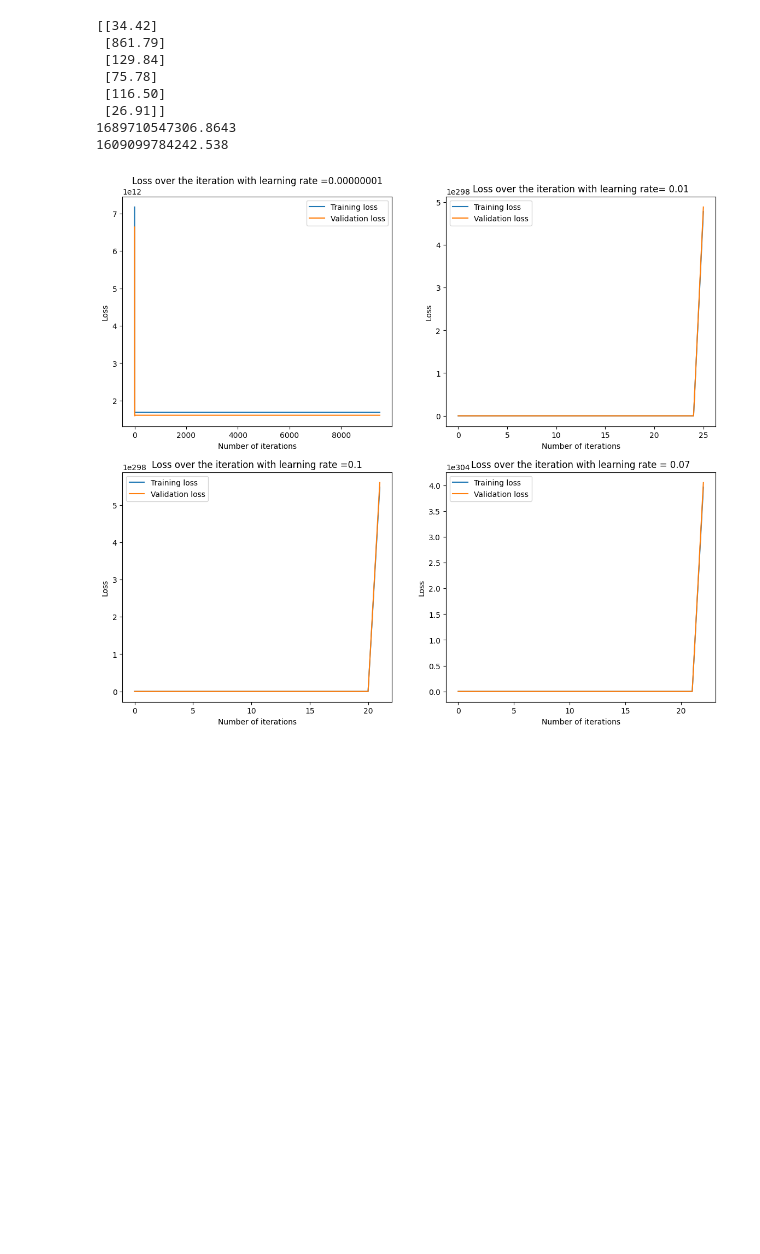
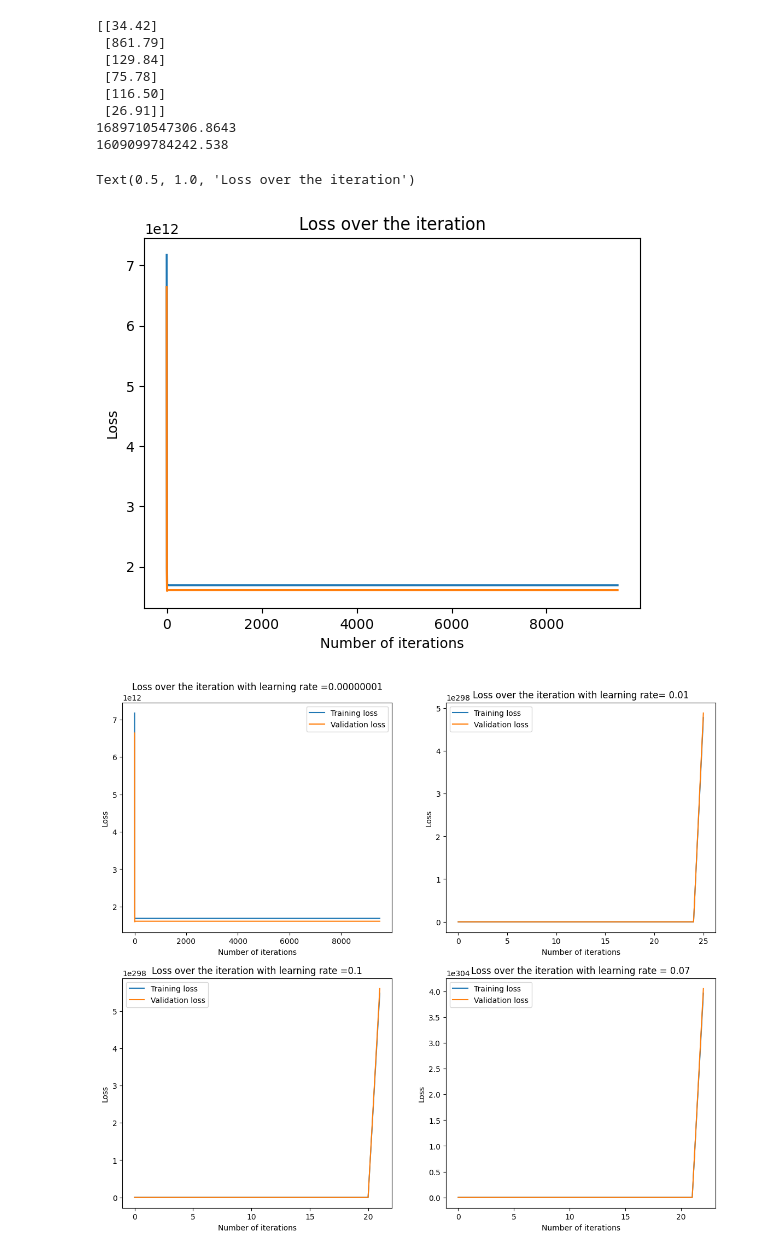
Before and after one commit to saikrishna1108/Introduction-to-Machine-Learning, a Jupyter notebook: Homework2.ipynb, the cells around one changed output. Cells and saved outputs as stored; diff of their text form; code cells hidden in the pictures; blank space fills up the shorter version.

```diff
--- a/Homework2.ipynb
+++ b/Homework2.ipynb
@@ -100,6 +100,15 @@ print(v_cost1a[-1])
  [26.91]]
 1689710547306.8643
 1609099784242.538
+# %%
+plt.plot([x for x in range(iterations1)],t_cost1a,label="Training loss")
+plt.plot([x for x in range(iterations1)],v_cost1a,label="Validation loss")
+plt.xlabel('Number of iterations')
+plt.ylabel('Loss')
+plt.title('Loss over the iteration')
+# %% [output]
+Text(0.5, 1.0, 'Loss over the iteration')
+[figure, added]
 # %%
 theta = np.zeros(6).reshape(6,1)
 iterations2 = 50
```
